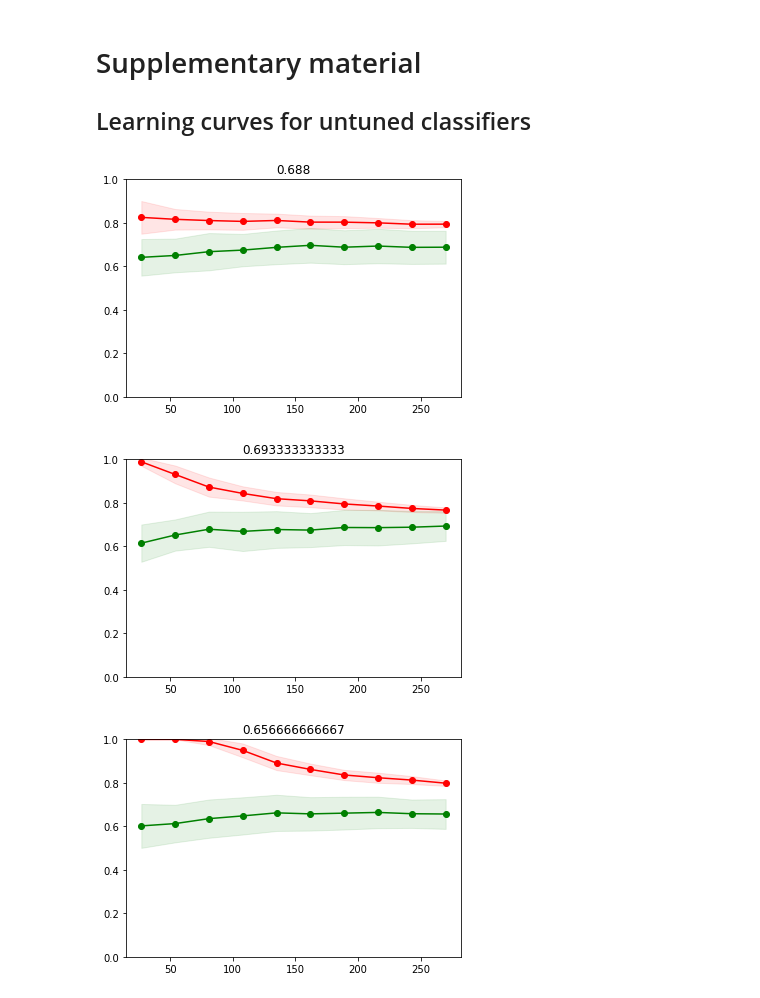
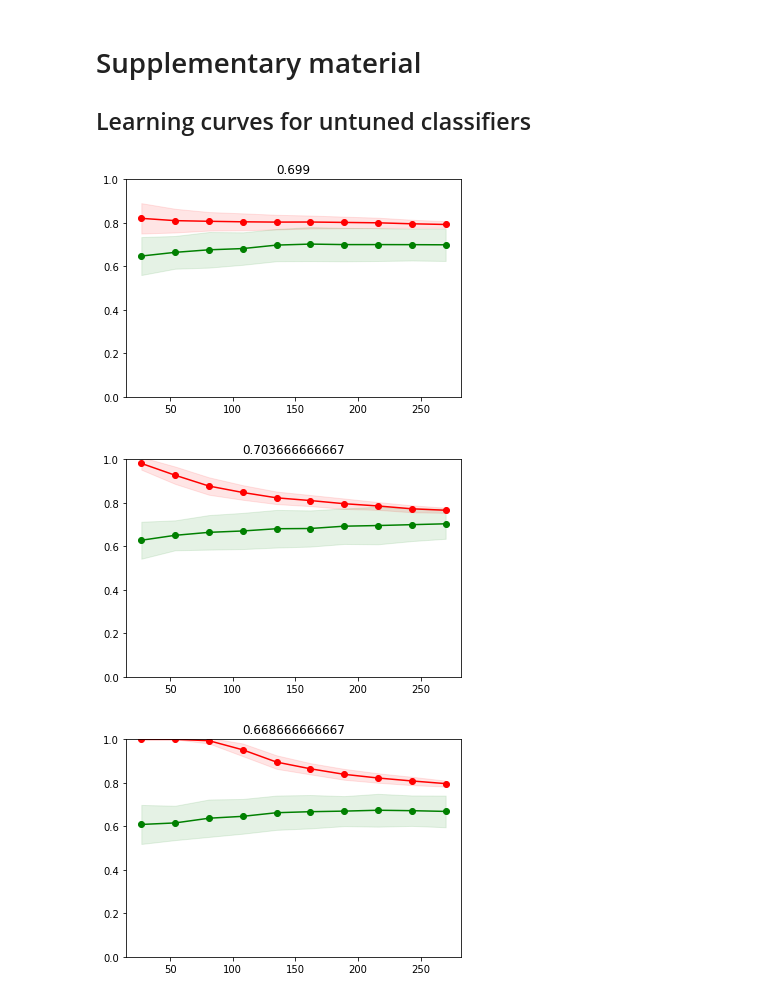
Before and after one commit to bdastmalchi/machine-learning, a Jupyter notebook: projects/student_intervention/student_intervention.ipynb, the cells around one changed output. Saved outputs shown, nothing was run; the diff lists cells and outputs as text; code cells hidden in the pictures.

```diff
--- a/projects/student_intervention/student_intervention.ipynb
+++ b/projects/student_intervention/student_intervention.ipynb
@@ -118,0 +167,9 @@ Feature values:
+# %%
+sns.set(font_scale=2)
+sns.factorplot("failures", col="Fedu", data=student_data, hue='passed', kind="count")
+sns.factorplot("failures", col="Medu", data=student_data, hue='passed', kind="count")
+plt.show()
+print '\n\n'
+sns.factorplot("failures", col="Dalc", data=student_data, hue='passed', kind="count")
+sns.factorplot("failures", col="Walc", data=student_data, hue='passed', kind="count")
+plt.show()
@@ -446,10 +591,10 @@ cv = list(KFold(n_splits=8, random_state=20, shuffle=False).split(X_train, y_tra
 clf = LogisticRegression()
 
 # TODO: Make an f1 scoring function using 'make_scorer'
-f1_scorer = make_scorer(f1_score)
+f1_scorer = make_scorer(f1_score, pos_label='yes')
 
 # TODO: Perform grid search on the classifier using the f1_scorer as the scoring method
-grid_obj = GridSearchCV(estimator=clf, param_grid=parameters, cv=cv)
+grid_obj = GridSearchCV(estimator=clf, param_grid=parameters, cv=cv, scoring=f1_scorer)
 
 # TODO: Fit the grid search object to the training data and find the optimal parameters
 grid_obj.fit(X_train, y_train)
@@ -498,36 +643,40 @@ from sklearn.model_selection import ShuffleSplit
 
 def plot_LCurve(train_sizes, train_scores, test_scores):
     train_scores_mean = np.mean(train_scores, axis=1)
     train_scores_std = np.std(train_scores, axis=1)
     test_scores_mean = np.mean(test_scores, axis=1)
     test_scores_std = np.std(test_scores, axis=1)
 
     plt.figure()
     plt.fill_between(train_sizes, train_scores_mean - train_scores_std,
                      train_scores_mean + train_scores_std, alpha=0.1, color="r")
     plt.fill_between(train_sizes, test_scores_mean - test_scores_std,
                      test_scores_mean + test_scores_std, alpha=0.1, color="g")
     plt.plot(train_sizes, train_scores_mean, 'o-', color="r", label="Training score")
     plt.plot(train_sizes, test_scores_mean, 'o-', color="g", label="Cross-validation score")
     plt.title(test_scores_mean[len(test_scores_mean)-1])
     plt.ylim([0,1])
     plt.show()
 
-cv = ShuffleSplit(n_splits=50, test_size=0.1, random_state=0).split(X_train, y_train)
+clf_A = SVC()
+clf_B = LogisticRegression()
+clf_C = AdaBoostClassifier()
+
+cv = ShuffleSplit(n_splits=100, test_size=0.1, random_state=0).split(X_train, y_train)
 train_sizes, train_scores, test_scores = learning_curve(
     clf_A, X_train, y_train, cv=cv, n_jobs=1, train_sizes=np.linspace(.1, 1.0, 10))
 plot_LCurve(train_sizes, train_scores, test_scores)
 
-cv = ShuffleSplit(n_splits=50, test_size=0.1, random_state=0).split(X_train, y_train)
+cv = ShuffleSplit(n_splits=100, test_size=0.1, random_state=0).split(X_train, y_train)
 train_sizes, train_scores, test_scores = learning_curve(
     clf_B, X_train, y_train, cv=cv, n_jobs=1, train_sizes=np.linspace(.1, 1.0, 10))
 plot_LCurve(train_sizes, train_scores, test_scores)
 
-cv = ShuffleSplit(n_splits=50, test_size=0.1, random_state=0).split(X_train, y_train)
+cv = ShuffleSplit(n_splits=100, test_size=0.1, random_state=0).split(X_train, y_train)
 train_sizes, train_scores, test_scores = learning_curve(
     clf_C, X_train, y_train, cv=cv, n_jobs=1, train_sizes=np.linspace(.1, 1.0, 10))
 plot_LCurve(train_sizes, train_scores, test_scores)
 # %% [output]
-[figure, old version]
+[figure, new version]
-[figure, old version]
+[figure, new version]
-[figure, old version]
+[figure, new version]
```
Also changed, not shown: parts of 17 cells of this notebook.
